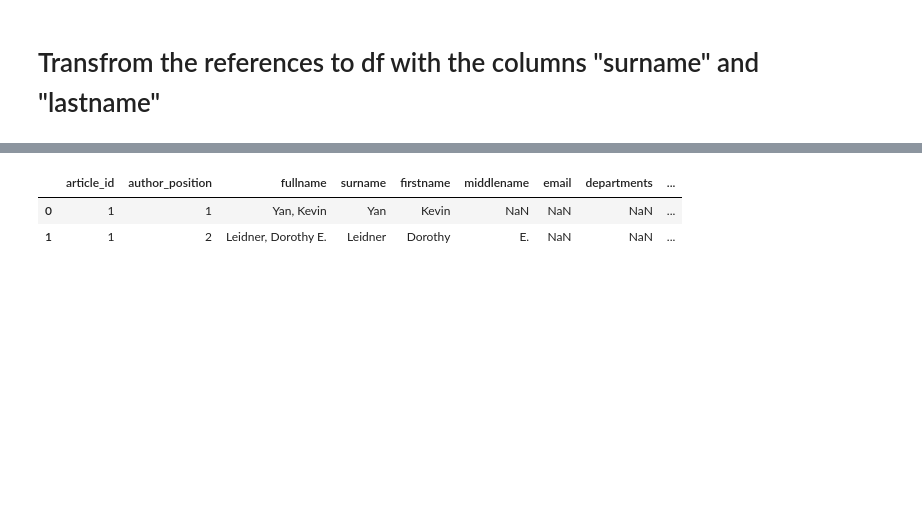
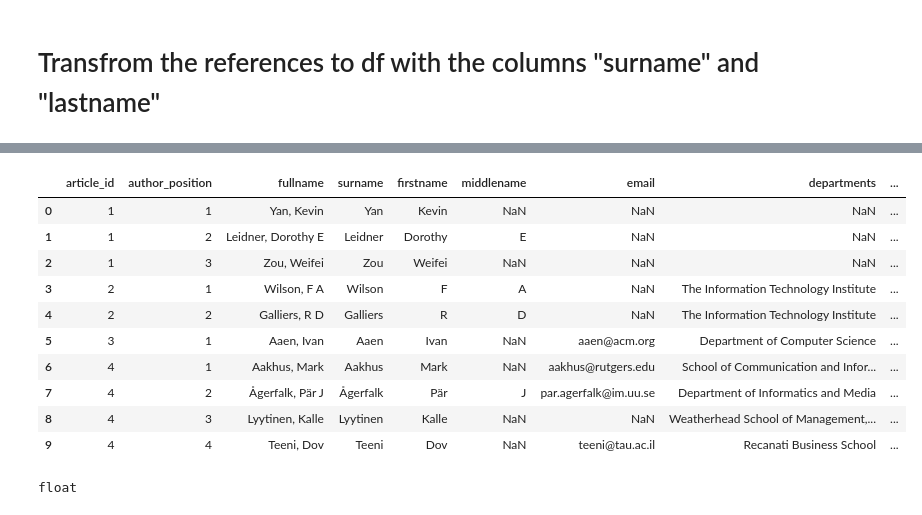
Before and after one commit to luisa2795/datawarehouse_for_SLR, a Jupyter notebook: ETL/testing.ipynb, the cells around one changed output, grey strips where cells are left out. Cells and saved outputs as stored; diff of their text form; code cells hidden in the pictures; blank space fills up the shorter version.

Commit message:
implement author ETL, SCD not tested yet!

```diff
--- a/ETL/testing.ipynb
+++ b/ETL/testing.ipynb
@@ -91,6 +140,24 @@ reference_authors.head(3)
+# %%
+from_authors=pd.read_csv(os.path.join(sourcepath, 'authors.csv'))
+# %%
+
+from_authors.fullname=from_authors.fullname.apply(lambda fn: remove_numbers_amp_and_at_tags(fn))
+from_authors[['surname', 'firstname', 'middlename']]=pd.DataFrame(from_authors.fullname.apply(lambda fn: split_fullname(fn)).to_list(), index=from_authors.index)
 # %%
-from_authors.head(2)
+from_authors.head(10)
 # %% [output]
 |  | article_id | author_position | fullname | surname | firstname | middlename | email | departments | ... |
 | 0 | 1 | 1 | Yan, Kevin | Yan | Kevin | NaN | NaN | NaN | ... |
-| 1 | 1 | 2 | Leidner, Dorothy E. | Leidner | Dorothy | E. | NaN | NaN | ... |
+| 1 | 1 | 2 | Leidner, Dorothy E | Leidner | Dorothy | E | NaN | NaN | ... |
+| 2 | 1 | 3 | Zou, Weifei | Zou | Weifei | NaN | NaN | NaN | ... |
+| 3 | 2 | 1 | Wilson, F A | Wilson | F | A | NaN | The Information Technology Institute | ... |
+| 4 | 2 | 2 | Galliers, R D | Galliers | R | D | NaN | The Information Technology Institute | ... |
+| 5 | 3 | 1 | Aaen, Ivan | Aaen | Ivan | NaN | aaen@acm.org | Department of Computer Science | ... |
+| 6 | 4 | 1 | Aakhus, Mark | Aakhus | Mark | NaN | aakhus@rutgers.edu | School of Communication and Infor... | ... |
+| 7 | 4 | 2 | Ågerfalk, Pär J | Ågerfalk | Pär | J | par.agerfalk@im.uu.se | Department of Informatics and Media | ... |
+| 8 | 4 | 3 | Lyytinen, Kalle | Lyytinen | Kalle | NaN | NaN | Weatherhead School of Management,... | ... |
+| 9 | 4 | 4 | Teeni, Dov | Teeni | Dov | NaN | teeni@tau.ac.il | Recanati Business School | ... |
+# %%
+type(from_authors.middlename[0])
+# %% [output]
+float
```
Also changed, not shown: parts of 22 cells of this notebook, 5 other files.
